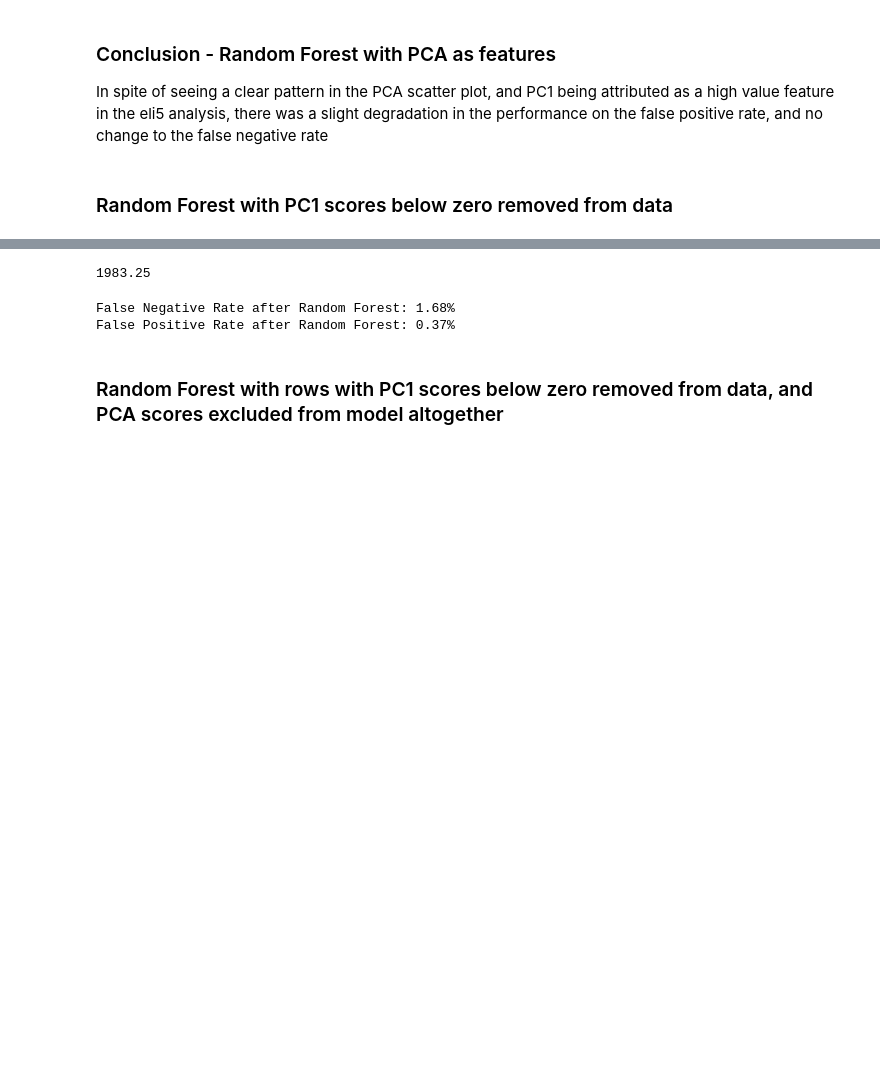
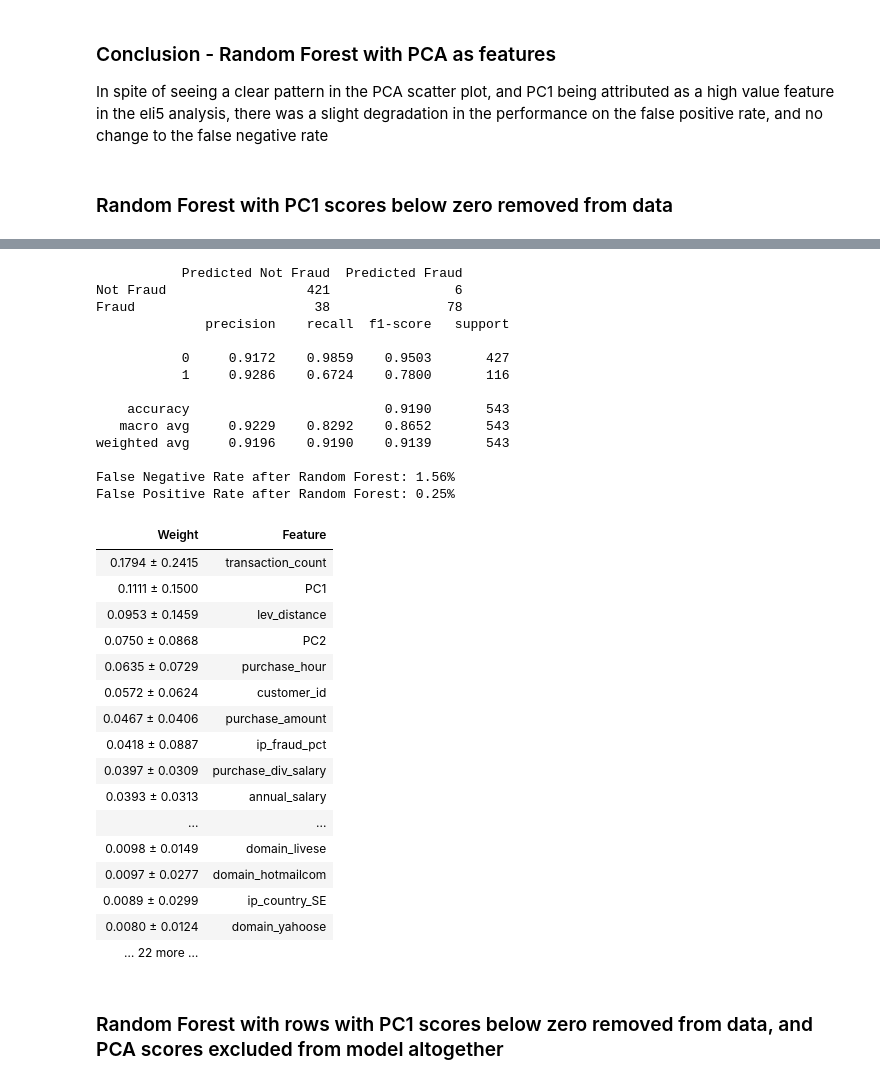
Before and after one commit to Tavnuh/fraud-case_study, a Jupyter notebook: Fraud Case Study - ML.ipynb, the cells around one changed output, grey strips where cells are left out. Saved outputs shown, nothing was run; the diff lists cells and outputs as text; code cells hidden in the pictures; blank space fills up the shorter version.

```diff
--- a/Fraud Case Study - ML.ipynb
+++ b/Fraud Case Study - ML.ipynb
@@ -508,12 +423,69 @@ With that said, I need to add back in all of the Fraud and Not fraud data that w
-# %%
-X_with_pc.query('PC1 < 0').shape[0] * .25
-# %% [output]
-1983.25
-# %%
-print('False Negative Rate after Random Forest: ',round((false_neg + .25)/(true_neg + 1983.25) * 100,2), '%', sep='')
-print('False Positive Rate after Random Forest: ',round(false_pos/(true_neg + 1983.25) * 100,2), '%', sep='')
-# %% [output]
-False Negative Rate after Random Forest: 1.68%
-False Positive Rate after Random Forest: 0.37%
+# %%
+df_pc1_abv_0 = pd.concat([X_with_pc, y],axis=1)
+df_pc1_abv_0 = df_pc1_abv_0.query('PC1 > 0')
+
+X_pc1_abv_0 = df_pc1_abv_0.iloc[:,:-1]
+
+y_pc1_abv_0 = df_pc1_abv_0.iloc[:,-1]
+
+#creating train and test sets
+X_train, X_test, y_train, y_test = train_test_split(X_pc1_abv_0, y_pc1_abv_0, test_size = 0.25,
+                                                    random_state = 0)
+
+forest = RandomForestClassifier(n_estimators=5000)
+forest.fit(X_train,y_train)
+y_pred = forest.predict(X_test)
+
+probs_forest = forest.predict_proba(X_test)[:, 1]
+
+cm = confusion_matrix(y_test,y_pred)
+forest_cm = pd.DataFrame(cm)
+forest_cm.rename(index={0:'Not Fraud', 1:'Fraud'}, columns={0:'Predicted Not Fraud', 1:'Predicted Fraud'},inplace=True)
+print(forest_cm)
+
+print(classification_report(y_test, y_pred, digits=4))
+
+true_neg, false_pos, false_neg, true_pos = confusion_matrix(y_test,y_pred).ravel()
+
+#for adding the datapoints back in, preassigned as not fraudulent
+pre_assigned_notfraud = X_with_pc.query('PC1 < 0').shape[0] * .25
+
+
+print('False Negative Rate after Random Forest: ',round((false_neg + .25)/(true_neg + pre_assigned_notfraud) * 100,2), '%', sep='')
+print('False Positive Rate after Random Forest: ',round(false_pos/(true_neg + pre_assigned_notfraud) * 100,2), '%', sep='')
+
+eli5.show_weights(forest,feature_names=list(X_pc1_abv_0.columns))
+# %% [output]
+           Predicted Not Fraud  Predicted Fraud
+Not Fraud                  421                6
+Fraud                       38               78
+              precision    recall  f1-score   support
+
+           0     0.9172    0.9859    0.9503       427
+           1     0.9286    0.6724    0.7800       116
+
+    accuracy                         0.9190       543
+   macro avg     0.9229    0.8292    0.8652       543
+weighted avg     0.9196    0.9190    0.9139       543
+
+False Negative Rate after Random Forest: 1.56%
+False Positive Rate after Random Forest: 0.25%
+| Weight | Feature |
+| 0.1794 ± 0.2415 | transaction_count |
+| 0.1111 ± 0.1500 | PC1 |
+| 0.0953 ± 0.1459 | lev_distance |
+| 0.0750 ± 0.0868 | PC2 |
+| 0.0635 ± 0.0729 | purchase_hour |
+| 0.0572 ± 0.0624 | customer_id |
+| 0.0467 ± 0.0406 | purchase_amount |
+| 0.0418 ± 0.0887 | ip_fraud_pct |
+| 0.0397 ± 0.0309 | purchase_div_salary |
+| 0.0393 ± 0.0313 | annual_salary |
+| ... | ... |
+| 0.0098 ± 0.0149 | domain_livese |
+| 0.0097 ± 0.0277 | domain_hotmailcom |
+| 0.0089 ± 0.0299 | ip_country_SE |
+| 0.0080 ± 0.0124 | domain_yahoose |
+| … 22 more … |  |
 # %% [markdown]
 ### Random Forest with rows with PC1 scores below zero removed from data, and PCA scores excluded from model altogether
```
Also changed, not shown: parts of 79 cells of this notebook.
